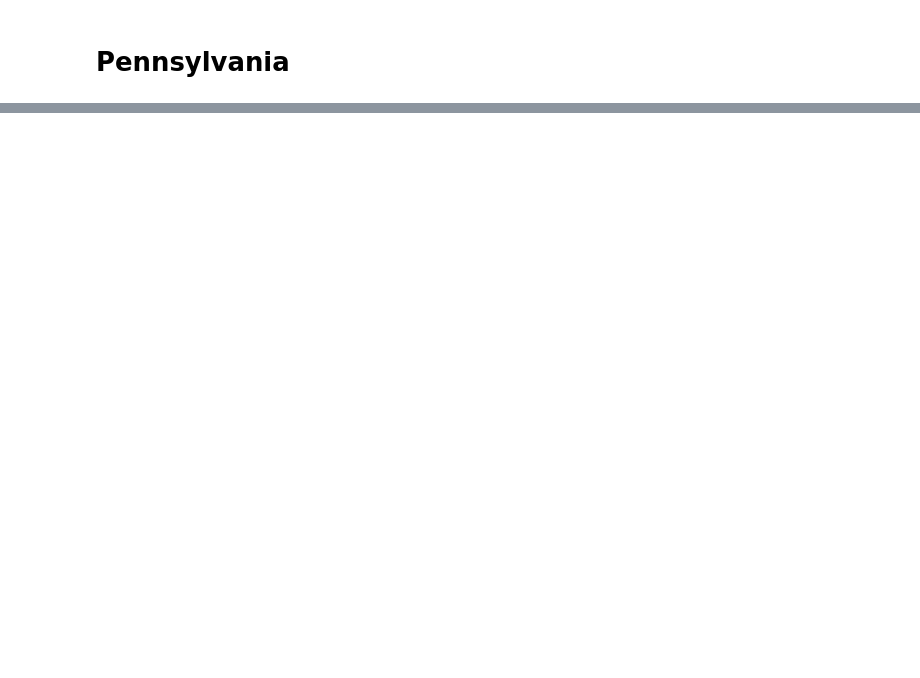
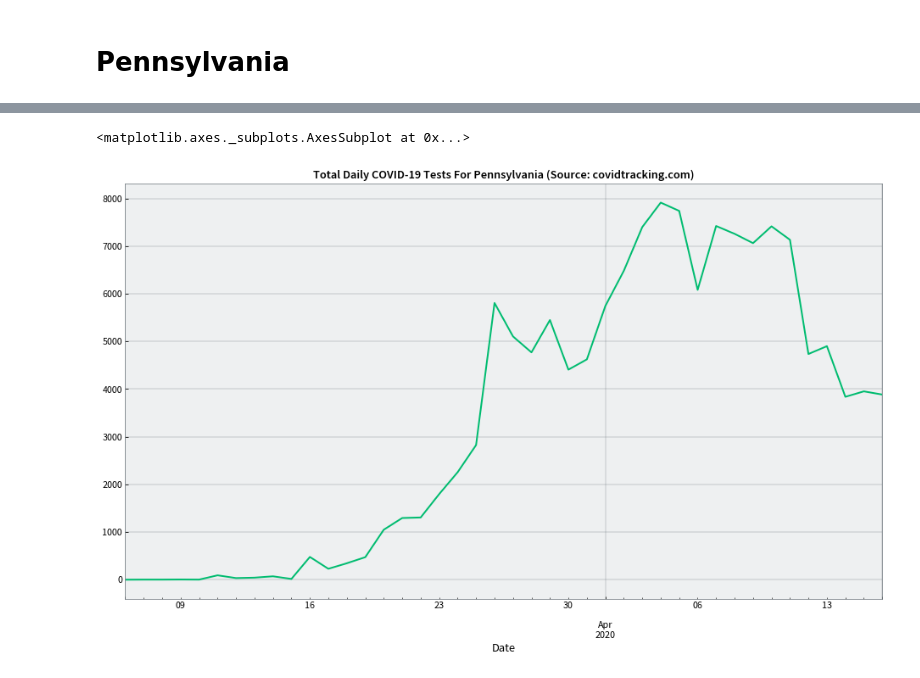
Before and after one commit to RobSpectre/COVID-19-Analysis, a Jupyter notebook: COVID-19 US Testing.ipynb, the cells around one changed output, grey strips where cells are left out. Cells and saved outputs as stored; diff of their text form; code cells hidden in the pictures; blank space fills up the shorter version.

```diff
--- a/COVID-19 US Testing.ipynb
+++ b/COVID-19 US Testing.ipynb
@@ -484,0 +498,6 @@ tests_df[tests_df['state'] == 'PA'].groupby('Date')['total'].max().diff().plot(k
+# %%
+tests_df[tests_df['state'] == 'PA'].groupby('Date')['totalTestResultsIncrease'].sum().plot(kind='line',
+                                                                                           title="Total Daily COVID-19 Tests For Pennsylvania (Source: covidtracking.com)")
+# %% [output]
+<matplotlib.axes._subplots.AxesSubplot at 0x...>
+[figure, added]
```
Also changed, not shown: parts of 41 cells of this notebook, 3 other files.
